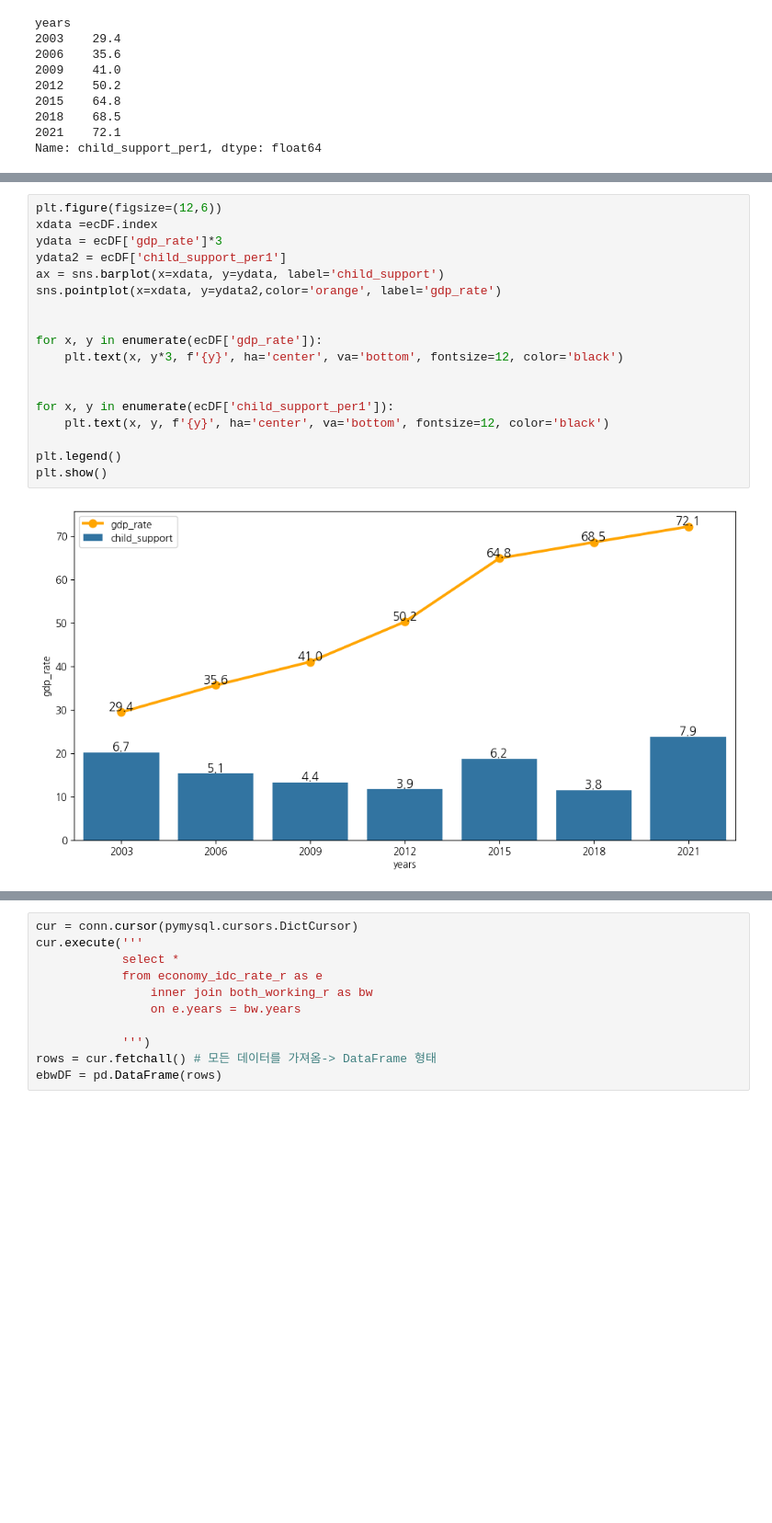
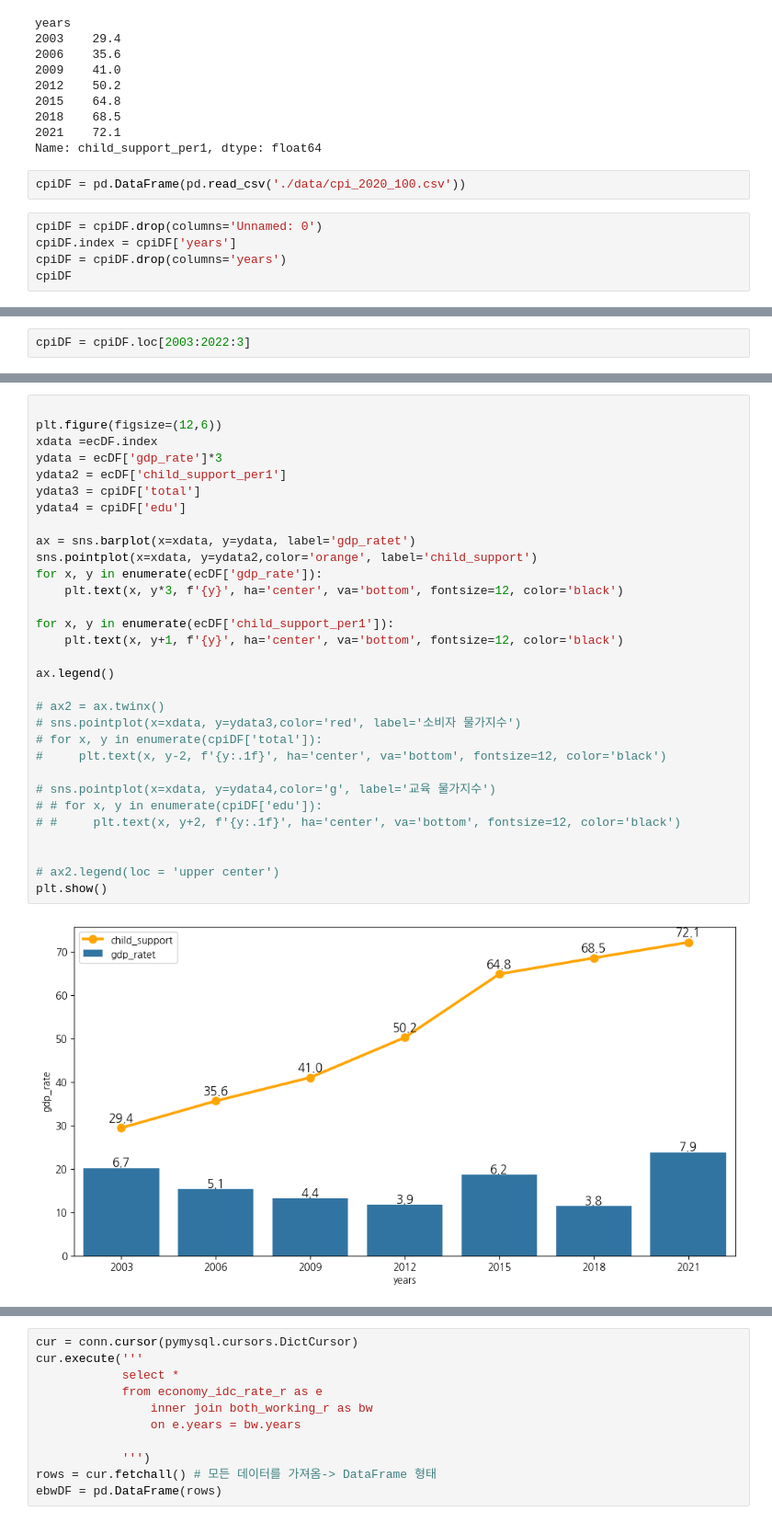
Before and after one commit to matdongsan5/Project, a Jupyter notebook: SQL_이정욱/visula.ipynb, the cells around one changed output, grey strips where cells are left out. Shown at 92% size. Drawn from its saved outputs; the diff is of its cells as text; blank space fills up the shorter version.

```diff
--- a/SQL_이정욱/visula.ipynb
+++ b/SQL_이정욱/visula.ipynb
@@ -38,3 +38,10 @@ years
 2018    68.5
 2021    72.1
 Name: child_support_per1, dtype: float64
+# %%
+cpiDF = pd.DataFrame(pd.read_csv('./data/cpi_2020_100.csv'))
+# %%
+cpiDF = cpiDF.drop(columns='Unnamed: 0')
+cpiDF.index = cpiDF['years']
+cpiDF = cpiDF.drop(columns='years')
+cpiDF
@@ -40,0 +67,2 @@ Name: child_support_per1, dtype: float64
+# %%
+cpiDF = cpiDF.loc[2003:2022:3]
@@ -41,20 +81,33 @@ Name: child_support_per1, dtype: float64
 # %%
+
 plt.figure(figsize=(12,6))
 xdata =ecDF.index
 ydata = ecDF['gdp_rate']*3
 ydata2 = ecDF['child_support_per1']
-ax = sns.barplot(x=xdata, y=ydata, label='child_support')
-sns.pointplot(x=xdata, y=ydata2,color='orange', label='gdp_rate')
+ydata3 = cpiDF['total']
+ydata4 = cpiDF['edu']
 
-
+ax = sns.barplot(x=xdata, y=ydata, label='gdp_ratet')
+sns.pointplot(x=xdata, y=ydata2,color='orange', label='child_support')
 for x, y in enumerate(ecDF['gdp_rate']):
     plt.text(x, y*3, f'{y}', ha='center', va='bottom', fontsize=12, color='black')
 
+for x, y in enumerate(ecDF['child_support_per1']):
+    plt.text(x, y+1, f'{y}', ha='center', va='bottom', fontsize=12, color='black')
 
-for x, y in enumerate(ecDF['child_support_per1']):
-    plt.text(x, y, f'{y}', ha='center', va='bottom', fontsize=12, color='black')
+ax.legend()
 
-plt.legend()
+# ax2 = ax.twinx()
+# sns.pointplot(x=xdata, y=ydata3,color='red', label='소비자 물가지수')
+# for x, y in enumerate(cpiDF['total']):
+#     plt.text(x, y-2, f'{y:.1f}', ha='center', va='bottom', fontsize=12, color='black')
+
+# sns.pointplot(x=xdata, y=ydata4,color='g', label='교육 물가지수')
+# # for x, y in enumerate(cpiDF['edu']):
+# #     plt.text(x, y+2, f'{y:.1f}', ha='center', va='bottom', fontsize=12, color='black')
+
+
+# ax2.legend(loc = 'upper center')
 plt.show()
 # %% [output]
-[figure, old version]
+[figure, new version]
```
Also changed, not shown: parts of 30 cells of this notebook, 9 other files.
